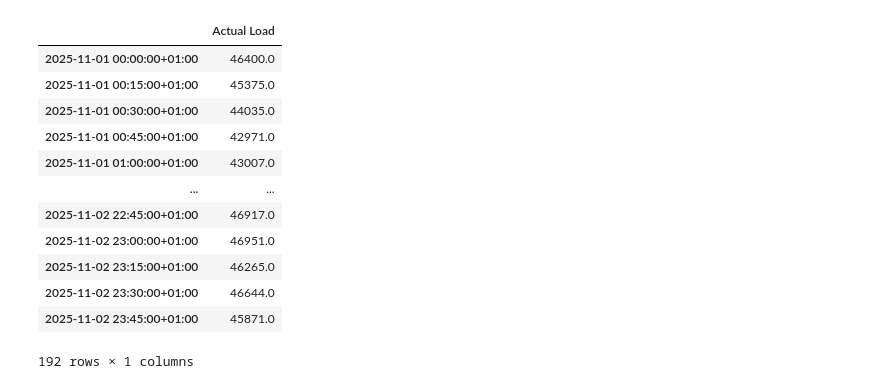
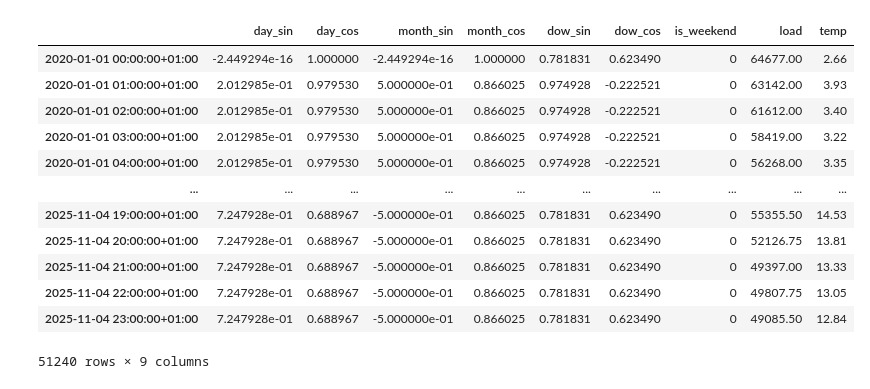
Before and after one commit to enzo-boulin/Eclipse, a Jupyter notebook: main.ipynb, the cells around one changed output. Cells and saved outputs as stored; diff of their text form; code cells hidden in the pictures.

```diff
--- a/main.ipynb
+++ b/main.ipynb
@@ -1,26 +0,0 @@
-# %%
-from entsoe import EntsoePandasClient
-import pandas as pd
-from config import ENTSOE_TOKEN
-
-client = EntsoePandasClient(api_key=ENTSOE_TOKEN)
-
-start = pd.Timestamp('2014-12-15', tz='Europe/Brussels')
-end = pd.Timestamp('2025-11-03', tz='Europe/Brussels')
-country_code = 'FR'  # Belgium
-
-ts = client.query_load(country_code, start=start, end=end)
-# %% [output]
-|  | Actual Load |
-| 2025-11-01 00:00:00+01:00 | 46400.0 |
-| 2025-11-01 00:15:00+01:00 | 45375.0 |
-| 2025-11-01 00:30:00+01:00 | 44035.0 |
-| 2025-11-01 00:45:00+01:00 | 42971.0 |
-| 2025-11-01 01:00:00+01:00 | 43007.0 |
-| ... | ... |
-| 2025-11-02 22:45:00+01:00 | 46917.0 |
-| 2025-11-02 23:00:00+01:00 | 46951.0 |
-| 2025-11-02 23:15:00+01:00 | 46265.0 |
-| 2025-11-02 23:30:00+01:00 | 46644.0 |
-| 2025-11-02 23:45:00+01:00 | 45871.0 |
-192 rows × 1 columns
@@ -26,0 +5,20 @@ ts = client.query_load(country_code, start=start, end=end)
+# %%
+
+start = pd.Timestamp("2020-01-01", tz="CET")
+end = pd.Timestamp("2025-11-05", tz="CET")
+df = build_dataset(start, end)
+df
+# %% [output]
+|  | day_sin | day_cos | month_sin | month_cos | dow_sin | dow_cos | is_weekend | load | temp |
+| 2020-01-01 00:00:00+01:00 | -2.449294e-16 | 1.000000 | -2.449294e-16 | 1.000000 | 0.781831 | 0.623490 | 0 | 64677.00 | 2.66 |
+| 2020-01-01 01:00:00+01:00 | 2.012985e-01 | 0.979530 | 5.000000e-01 | 0.866025 | 0.974928 | -0.222521 | 0 | 63142.00 | 3.93 |
+| 2020-01-01 02:00:00+01:00 | 2.012985e-01 | 0.979530 | 5.000000e-01 | 0.866025 | 0.974928 | -0.222521 | 0 | 61612.00 | 3.40 |
+| 2020-01-01 03:00:00+01:00 | 2.012985e-01 | 0.979530 | 5.000000e-01 | 0.866025 | 0.974928 | -0.222521 | 0 | 58419.00 | 3.22 |
+| 2020-01-01 04:00:00+01:00 | 2.012985e-01 | 0.979530 | 5.000000e-01 | 0.866025 | 0.974928 | -0.222521 | 0 | 56268.00 | 3.35 |
+| ... | ... | ... | ... | ... | ... | ... | ... | ... | ... |
+| 2025-11-04 19:00:00+01:00 | 7.247928e-01 | 0.688967 | -5.000000e-01 | 0.866025 | 0.781831 | 0.623490 | 0 | 55355.50 | 14.53 |
+| 2025-11-04 20:00:00+01:00 | 7.247928e-01 | 0.688967 | -5.000000e-01 | 0.866025 | 0.781831 | 0.623490 | 0 | 52126.75 | 13.81 |
+| 2025-11-04 21:00:00+01:00 | 7.247928e-01 | 0.688967 | -5.000000e-01 | 0.866025 | 0.781831 | 0.623490 | 0 | 49397.00 | 13.33 |
+| 2025-11-04 22:00:00+01:00 | 7.247928e-01 | 0.688967 | -5.000000e-01 | 0.866025 | 0.781831 | 0.623490 | 0 | 49807.75 | 13.05 |
+| 2025-11-04 23:00:00+01:00 | 7.247928e-01 | 0.688967 | -5.000000e-01 | 0.866025 | 0.781831 | 0.623490 | 0 | 49085.50 | 12.84 |
+51240 rows × 9 columns
```
Also changed, not shown: parts of 3 cells of this notebook, 12 other files.
